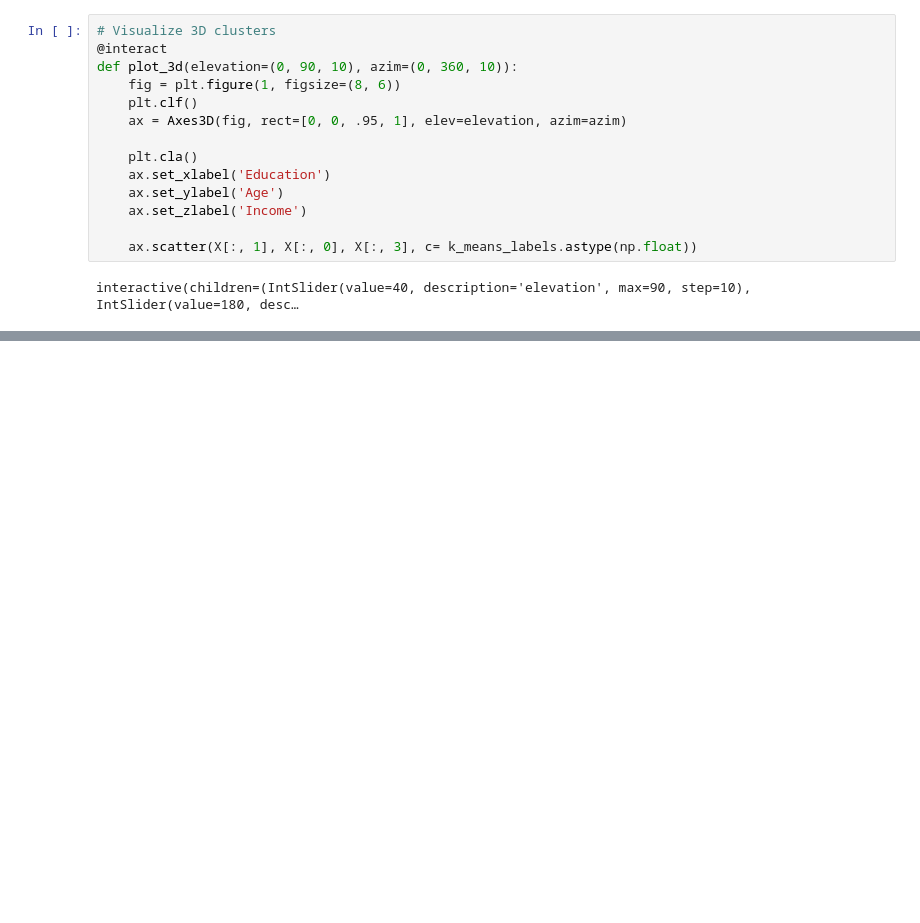
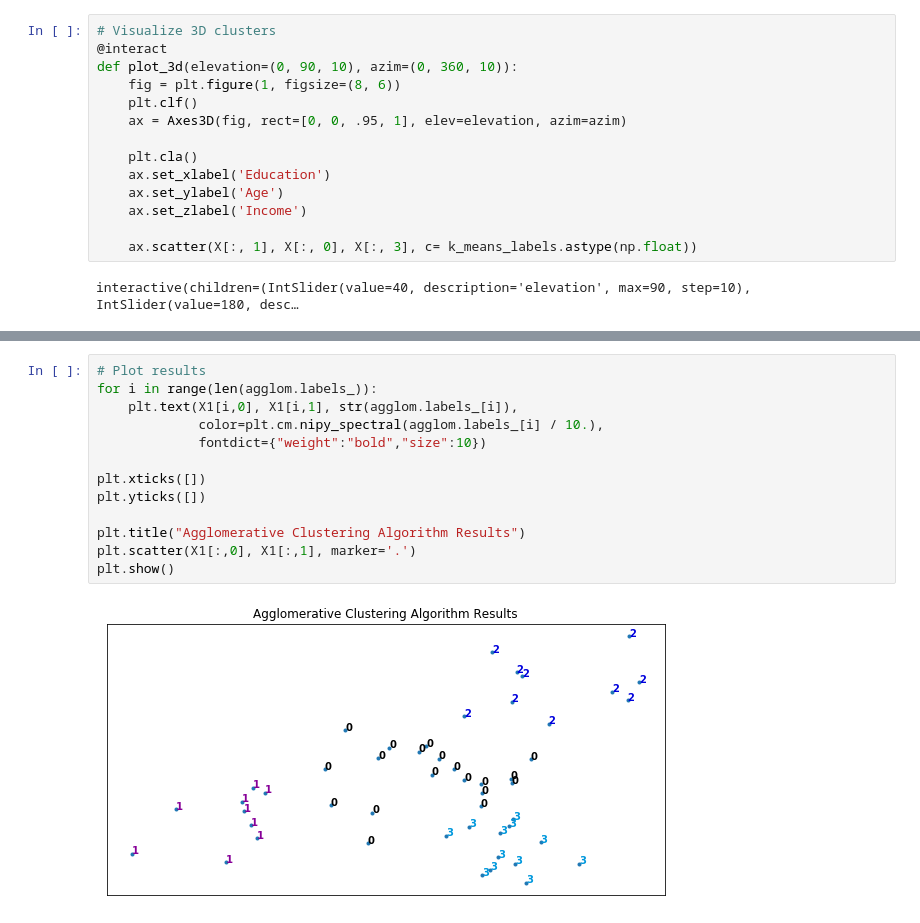
Before and after one commit to amypeniston/data-science-toolbox, a Jupyter notebook: Machine_Learning.ipynb, the cells around one changed output, grey strips where cells are left out. Saved outputs shown, nothing was run; the diff lists cells and outputs as text; blank space fills up the shorter version.

```diff
--- a/Machine_Learning.ipynb
+++ b/Machine_Learning.ipynb
@@ -948,0 +998,15 @@ interactive(children=(IntSlider(value=40, description='elevation', max=90, step=
+# %%
+# Plot results
+for i in range(len(agglom.labels_)):
+    plt.text(X1[i,0], X1[i,1], str(agglom.labels_[i]),
+             color=plt.cm.nipy_spectral(agglom.labels_[i] / 10.),
+             fontdict={"weight":"bold","size":10})
+
+plt.xticks([])
+plt.yticks([])
+
+plt.title("Agglomerative Clustering Algorithm Results")
+plt.scatter(X1[:,0], X1[:,1], marker='.')
+plt.show()
+# %% [output]
+[figure, added]
```
Also changed, not shown: parts of 18 cells of this notebook.
